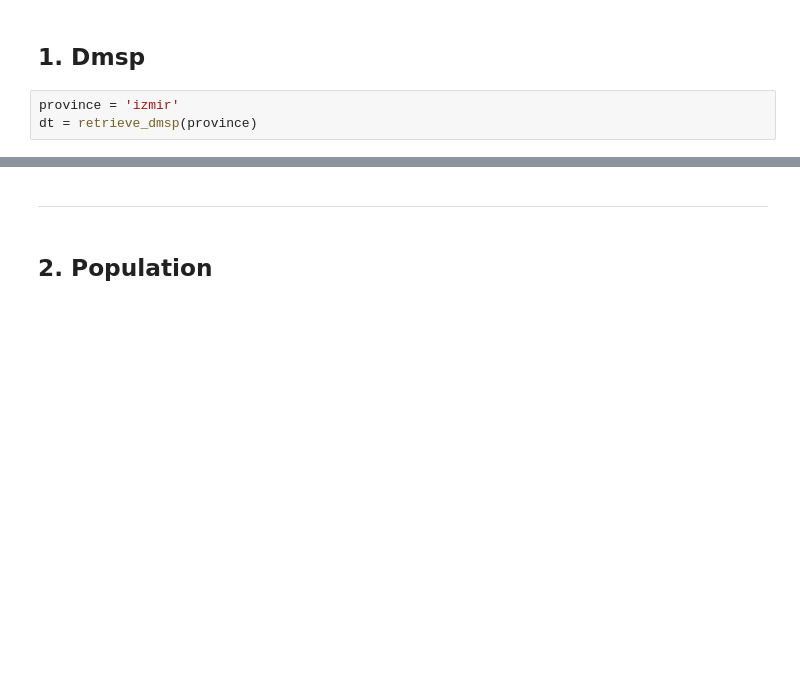
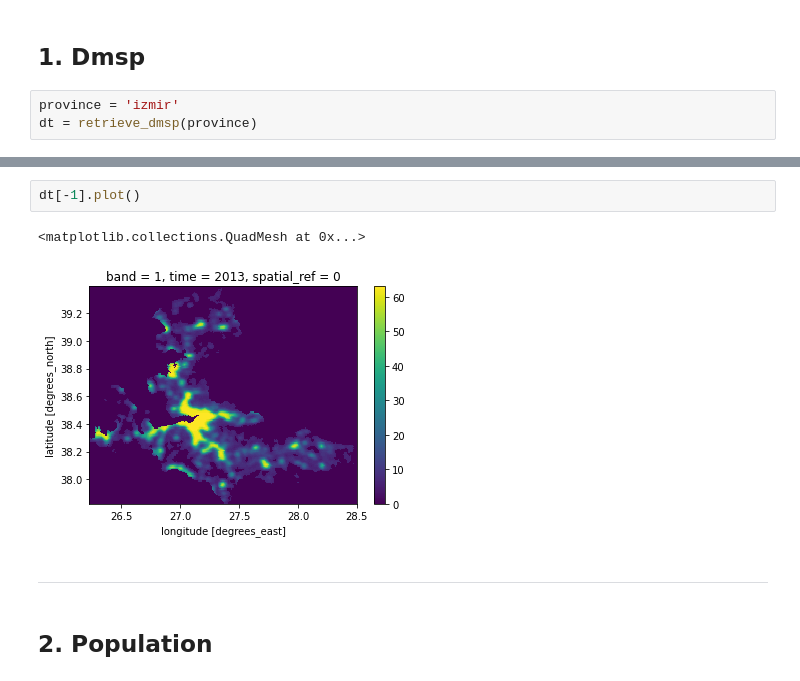
Before and after one commit to donmezkutay/ATMOS22-Paper-Codes, a Jupyter notebook: adjust_retrieve_data.ipynb, the cells around one changed output, grey strips where cells are left out. Cells and saved outputs as stored; diff of their text form; blank space fills up the shorter version.

```diff
--- a/adjust_retrieve_data.ipynb
+++ b/adjust_retrieve_data.ipynb
@@ -24,3 +44,8 @@ dt[0].plot()
+# %%
+dt[-1].plot()
+# %% [output]
+<matplotlib.collections.QuadMesh at 0x...>
+[figure, added]
 # %% [markdown]
 -----------
 # %% [markdown]
```
Also changed, not shown: parts of 10 cells of this notebook, 5 other files.
